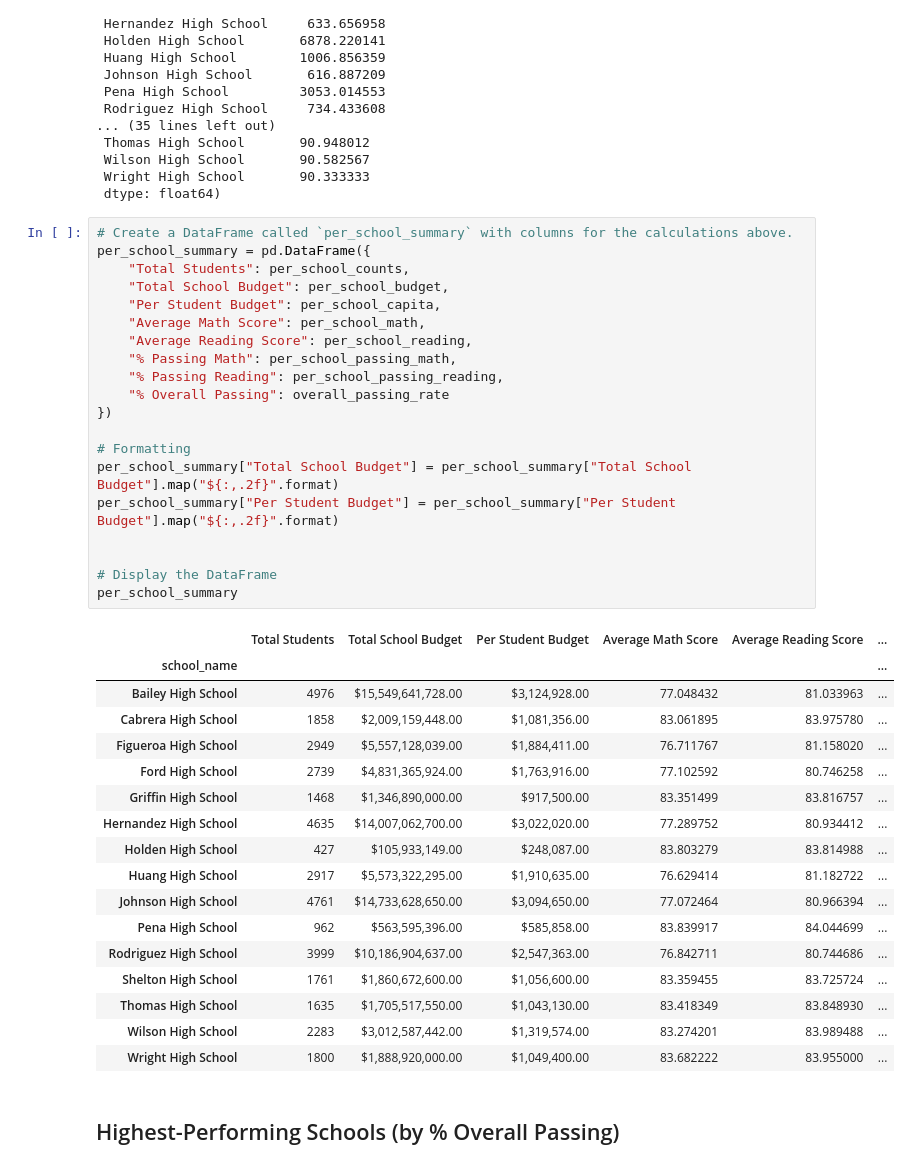
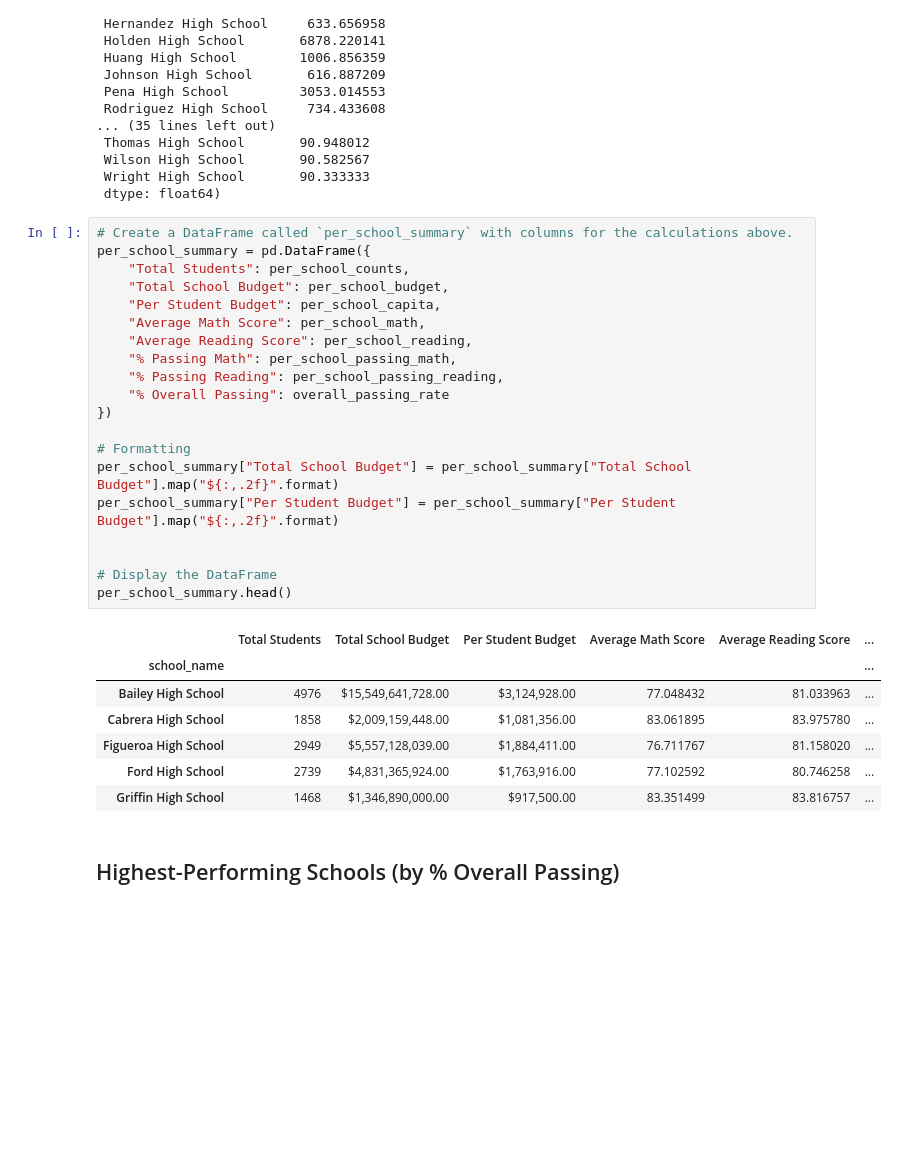
Before and after one commit to juliayemin/pandas-challenge, a Jupyter notebook: PyCitySchools/PyCitySchools_starter.ipynb, the cells around one changed output. Cells and saved outputs as stored; diff of their text form; blank space fills up the shorter version.

```diff
--- a/PyCitySchools/PyCitySchools_starter.ipynb
+++ b/PyCitySchools/PyCitySchools_starter.ipynb
@@ -308,41 +289,31 @@ per_school_passing_math , per_school_passing_reading , overall_passing_rate
 # %%
 # Create a DataFrame called `per_school_summary` with columns for the calculations above.
 per_school_summary = pd.DataFrame({
     "Total Students": per_school_counts,
     "Total School Budget": per_school_budget,
     "Per Student Budget": per_school_capita,
     "Average Math Score": per_school_math,
     "Average Reading Score": per_school_reading,
     "% Passing Math": per_school_passing_math,
     "% Passing Reading": per_school_passing_reading,
     "% Overall Passing": overall_passing_rate
 })
 
 # Formatting
 per_school_summary["Total School Budget"] = per_school_summary["Total School Budget"].map("${:,.2f}".format)
 per_school_summary["Per Student Budget"] = per_school_summary["Per Student Budget"].map("${:,.2f}".format)
 
 
 # Display the DataFrame
-per_school_summary
+per_school_summary.head()
 # %% [output]
 |  | Total Students | Total School Budget | Per Student Budget | Average Math Score | Average Reading Score | ... |
 | school_name |  |  |  |  |  | ... |
 | Bailey High School | 4976 | $15,549,641,728.00 | $3,124,928.00 | 77.048432 | 81.033963 | ... |
 | Cabrera High School | 1858 | $2,009,159,448.00 | $1,081,356.00 | 83.061895 | 83.975780 | ... |
 | Figueroa High School | 2949 | $5,557,128,039.00 | $1,884,411.00 | 76.711767 | 81.158020 | ... |
 | Ford High School | 2739 | $4,831,365,924.00 | $1,763,916.00 | 77.102592 | 80.746258 | ... |
 | Griffin High School | 1468 | $1,346,890,000.00 | $917,500.00 | 83.351499 | 83.816757 | ... |
-| Hernandez High School | 4635 | $14,007,062,700.00 | $3,022,020.00 | 77.289752 | 80.934412 | ... |
-| Holden High School | 427 | $105,933,149.00 | $248,087.00 | 83.803279 | 83.814988 | ... |
-| Huang High School | 2917 | $5,573,322,295.00 | $1,910,635.00 | 76.629414 | 81.182722 | ... |
-| Johnson High School | 4761 | $14,733,628,650.00 | $3,094,650.00 | 77.072464 | 80.966394 | ... |
-| Pena High School | 962 | $563,595,396.00 | $585,858.00 | 83.839917 | 84.044699 | ... |
-| Rodriguez High School | 3999 | $10,186,904,637.00 | $2,547,363.00 | 76.842711 | 80.744686 | ... |
-| Shelton High School | 1761 | $1,860,672,600.00 | $1,056,600.00 | 83.359455 | 83.725724 | ... |
-| Thomas High School | 1635 | $1,705,517,550.00 | $1,043,130.00 | 83.418349 | 83.848930 | ... |
-| Wilson High School | 2283 | $3,012,587,442.00 | $1,319,574.00 | 83.274201 | 83.989488 | ... |
-| Wright High School | 1800 | $1,888,920,000.00 | $1,049,400.00 | 83.682222 | 83.955000 | ... |
 # %% [markdown]
 ## Highest-Performing Schools (by % Overall Passing)
 # %%
```
Also changed, not shown: parts of 17 cells of this notebook.
